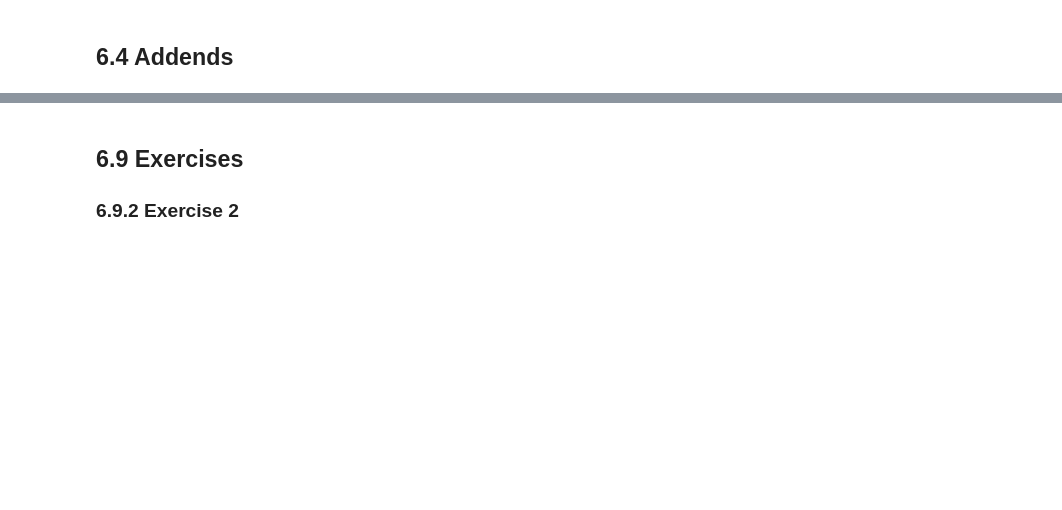
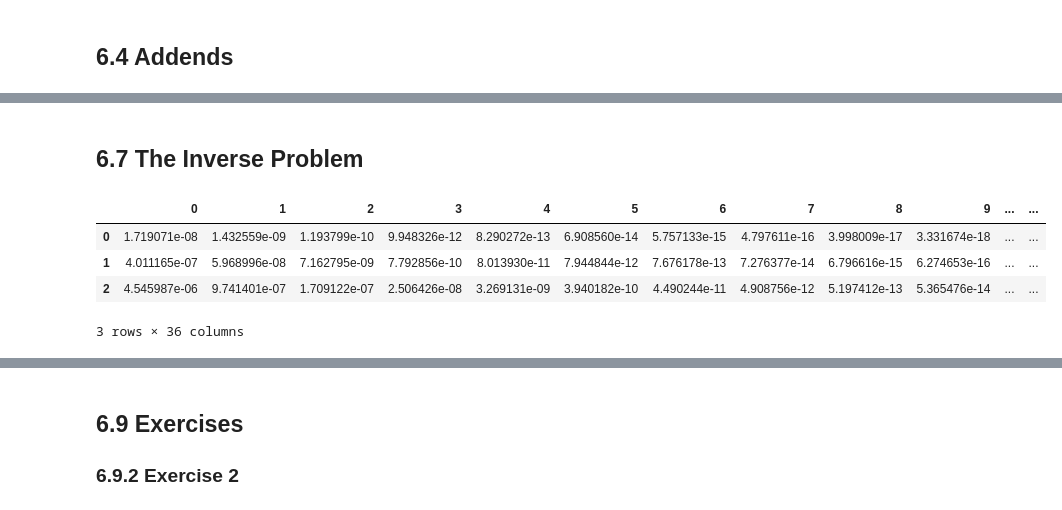
Before and after one commit to Xupeiyi/think-bayes, a Jupyter notebook: chapter6.ipynb, the cells around one changed output, grey strips where cells are left out. Saved outputs shown, nothing was run; the diff lists cells and outputs as text; code cells hidden in the pictures; blank space fills up the shorter version.

```diff
--- a/chapter6.ipynb
+++ b/chapter6.ipynb
@@ -18,0 +46,23 @@ def make_die(sides):
+# %% [markdown]
+## 6.7 The Inverse Problem
+# %%
+table = pd.DataFrame()
+for num_sensitive in range(0, num_subject + 1):
+    num_insensitive = num_subject - num_sensitive
+    dist_sensitive_correct = make_binomial(num_sensitive, 0.95)
+    dist_insensitive_correct = make_binomial(num_insensitive, 0.4)
+    dist_total_correct = Pmf.add_dist(
+        dist_sensitive_correct,
+        dist_insensitive_correct
+    )
+    table[num_sensitive] = dist_total_correct
+
+# columns are the number of sensitive subjects
+# rows are the number of correct identifications
+table.head(3)
+# %% [output]
+|  | 0 | 1 | 2 | 3 | 4 | 5 | 6 | 7 | 8 | 9 | ... | ... |
+| 0 | 1.719071e-08 | 1.432559e-09 | 1.193799e-10 | 9.948326e-12 | 8.290272e-13 | 6.908560e-14 | 5.757133e-15 | 4.797611e-16 | 3.998009e-17 | 3.331674e-18 | ... | ... |
+| 1 | 4.011165e-07 | 5.968996e-08 | 7.162795e-09 | 7.792856e-10 | 8.013930e-11 | 7.944844e-12 | 7.676178e-13 | 7.276377e-14 | 6.796616e-15 | 6.274653e-16 | ... | ... |
+| 2 | 4.545987e-06 | 9.741401e-07 | 1.709122e-07 | 2.506426e-08 | 3.269131e-09 | 3.940182e-10 | 4.490244e-11 | 4.908756e-12 | 5.197412e-13 | 5.365476e-14 | ... | ... |
+3 rows × 36 columns
```
Also changed, not shown: parts of 5 cells of this notebook.
